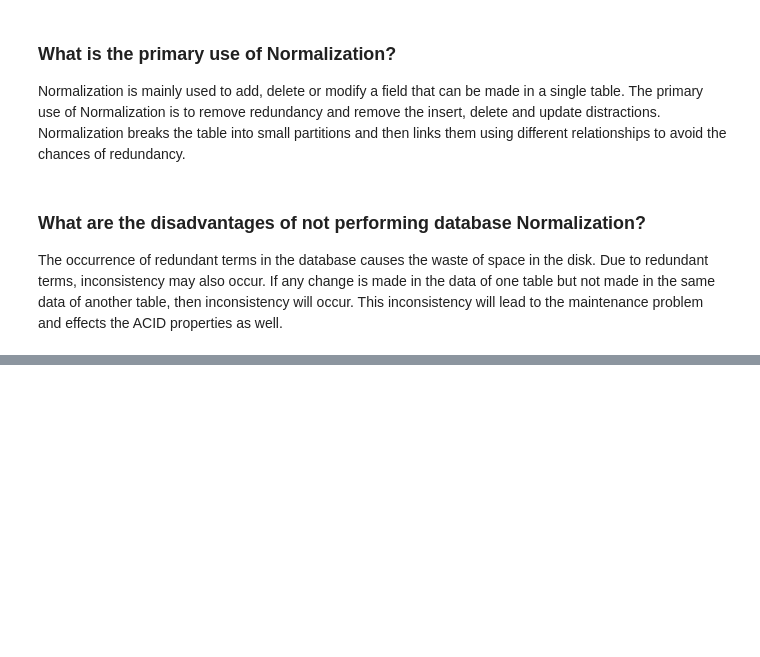
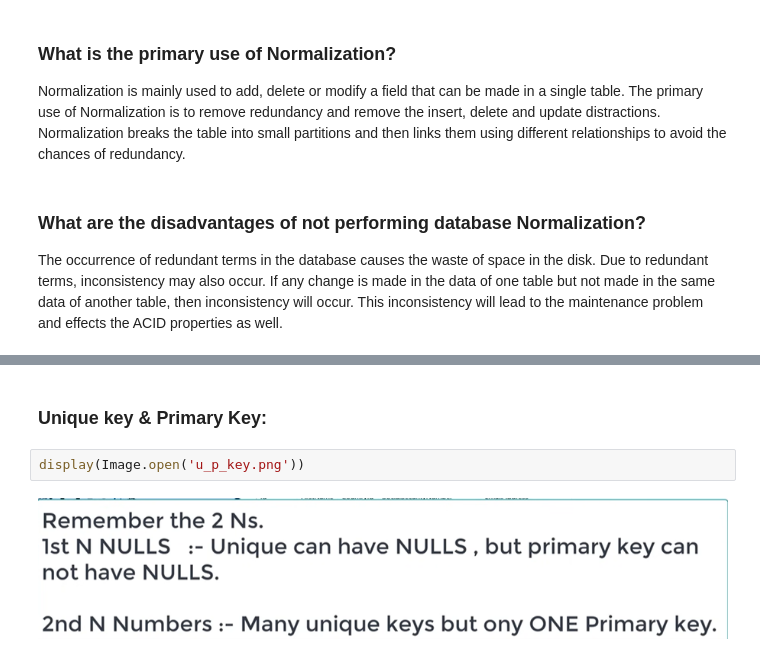
Before and after one commit to kishorthakre/pract, a Jupyter notebook: Notes/sql_nts.ipynb, the cells around one changed output, grey strips where cells are left out. Drawn from its saved outputs; the diff is of its cells as text; blank space fills up the shorter version.

```diff
--- a/Notes/sql_nts.ipynb
+++ b/Notes/sql_nts.ipynb
@@ -55,0 +92,6 @@ Image(filename='/Users/KISHOR/OneDrive/Documents/pract/Picture1.png')
+# %% [markdown]
+### Unique key & Primary Key:
+# %%
+display(Image.open('u_p_key.png'))
+# %% [output]
+[figure, added]
```
Also changed, not shown: parts of 16 cells of this notebook.
